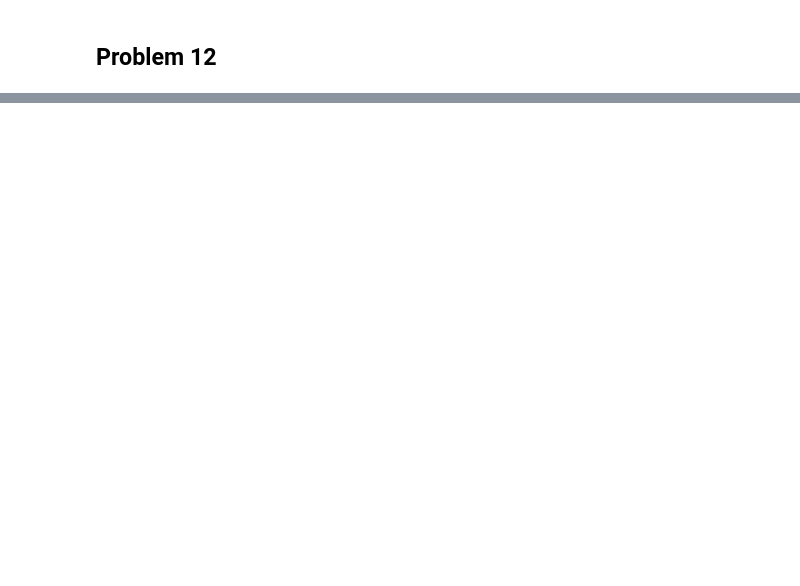
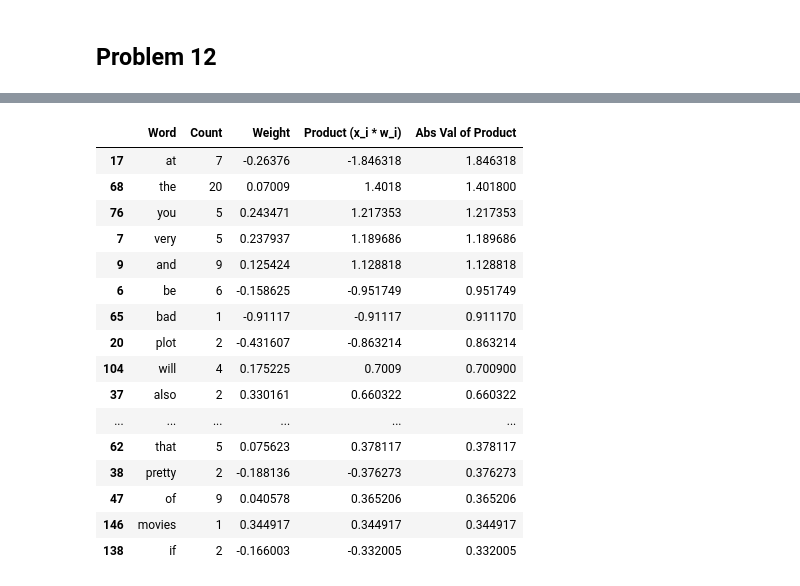
Before and after one commit to nyu-big-data/ds-masters, a Jupyter notebook: Spring-Term-2021/1003-Machine-Learning/Homework/HW-3/1003 HW 3 Dataset and Sparse Representation.ipynb, the cells around one changed output, grey strips where cells are left out. Cells and saved outputs as stored; diff of their text form; code cells hidden in the pictures; blank space fills up the shorter version.

```diff
--- a/Spring-Term-2021/1003-Machine-Learning/Homework/HW-3/1003 HW 3 Dataset and Sparse Representation.ipynb
+++ b/Spring-Term-2021/1003-Machine-Learning/Homework/HW-3/1003 HW 3 Dataset and Sparse Representation.ipynb
@@ -259,0 +382,44 @@ min(error_dict.values())
+# %%
+middle_ground_prediction = df[(df['Bin']==3) & (df['Prediction Result']=='Wrong')]
+middle_ground_prediction = middle_ground_prediction.iloc[0,:]
+# %%
+word_list = []
+count_list = []
+weight_list = []
+score_list = []
+product_list = []
+abs_value_list = []
+for k, v in X_train[middle_ground_prediction['Index']].items():
+    word_list.append(k)
+    if k in w_fast.keys():
+        weight_list.append(w_fast[k])
+    count_list.append(v)
+# %%
+#Look at greatest impact on score by Abs Value of x_i * w_i
+data = [word_list,count_list,weight_list]
+columns = dict(enumerate(['Word','Count','Weight']))
+df1 = pd.DataFrame(data=data)
+df1 = df1.T
+df1.rename(columns=columns, inplace=True)
+df1['Product (x_i * w_i)'] = df1['Weight']*df1['Count']
+df1['Abs Val of Product'] = df1['Product (x_i * w_i)'].apply(abs)
+df1.sort_values(by='Abs Val of Product',ascending=False,inplace=True)
+df1.head(20)
+# %% [output]
+|  | Word | Count | Weight | Product (x_i * w_i) | Abs Val of Product |
+| 17 | at | 7 | -0.26376 | -1.846318 | 1.846318 |
+| 68 | the | 20 | 0.07009 | 1.4018 | 1.401800 |
+| 76 | you | 5 | 0.243471 | 1.217353 | 1.217353 |
+| 7 | very | 5 | 0.237937 | 1.189686 | 1.189686 |
+| 9 | and | 9 | 0.125424 | 1.128818 | 1.128818 |
+| 6 | be | 6 | -0.158625 | -0.951749 | 0.951749 |
+| 65 | bad | 1 | -0.91117 | -0.91117 | 0.911170 |
+| 20 | plot | 2 | -0.431607 | -0.863214 | 0.863214 |
+| 104 | will | 4 | 0.175225 | 0.7009 | 0.700900 |
+| 37 | also | 2 | 0.330161 | 0.660322 | 0.660322 |
+| ... | ... | ... | ... | ... | ... |
+| 62 | that | 5 | 0.075623 | 0.378117 | 0.378117 |
+| 38 | pretty | 2 | -0.188136 | -0.376273 | 0.376273 |
+| 47 | of | 9 | 0.040578 | 0.365206 | 0.365206 |
+| 146 | movies | 1 | 0.344917 | 0.344917 | 0.344917 |
+| 138 | if | 2 | -0.166003 | -0.332005 | 0.332005 |
```
Also changed, not shown: parts of 25 cells of this notebook, 2 other files.
